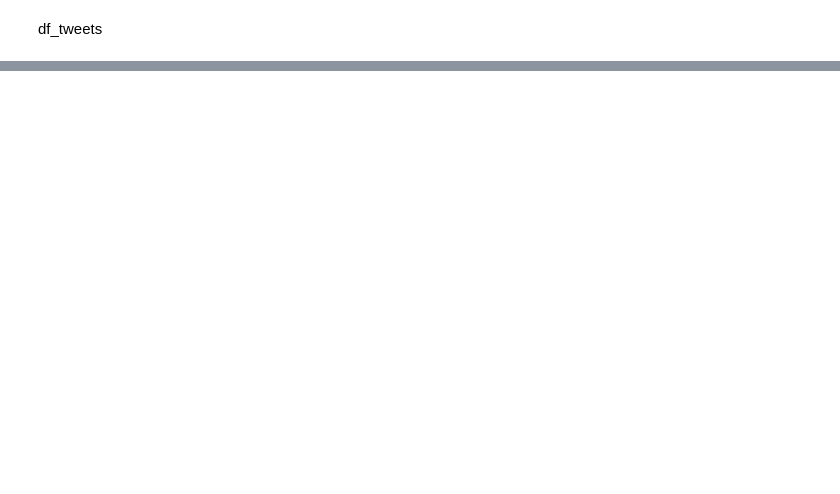
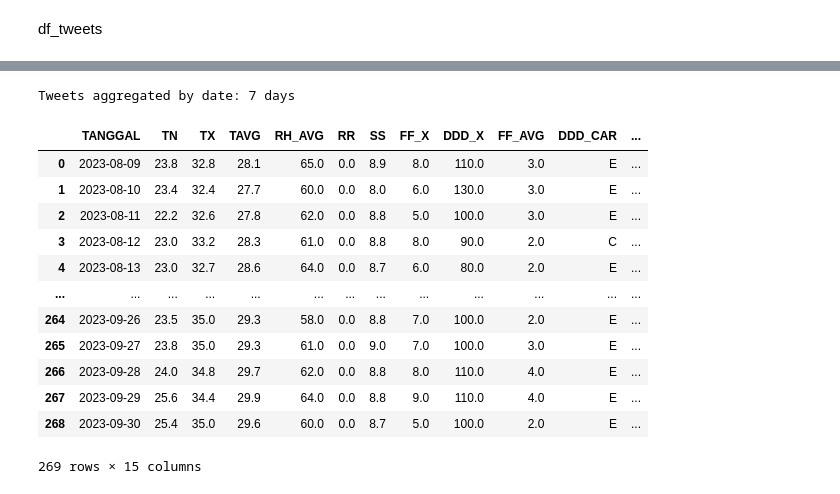
Before and after one commit to alivianay/surabaya_climate_flood_fusion, a Jupyter notebook: src/processing/live_code_quests.ipynb, the cells around one changed output, grey strips where cells are left out. Cells and saved outputs as stored; diff of their text form; code cells hidden in the pictures; blank space fills up the shorter version.

```diff
--- a/src/processing/live_code_quests.ipynb
+++ b/src/processing/live_code_quests.ipynb
@@ -158,0 +199,8 @@ ValueError: time data "2023-01-18" doesn't match format "%m/%d/%Y", at position
+# %%
+#agregate tweet perhari
+tweet_agg = df_tweets.groupby('TANGGAL').agg({
+    'tweet_id': 'count',
+    'tweet_text': lambda x: ' '.join(x)
+}).reset_index()
+# %%
+tweet_agg.columns = ['TANGGAL', 'tweet_count', 'tweet_combined']
@@ -158,0 +218,30 @@ ValueError: time data "2023-01-18" doesn't match format "%m/%d/%Y", at position
+# %%
+#ekstraksi fitur dari tweets
+tweet_agg['hujan_mention']= tweet_agg['tweet_combined'].str.count('hujan')
+tweet_agg['banjir_mention']= tweet_agg['tweet_combined'].str.count('banjir')
+tweet_agg['macet_mention']= tweet_agg['tweet_combined'].str.count('macet')
+tweet_agg['deras_mention']=tweet_agg['tweet_combined'].str.count('deres') + tweet_agg['tweet_combined'].str.count('deras')
+# %%
+print(f"Tweets aggregated by date: {len(tweet_agg)} days")
+# %% [output]
+Tweets aggregated by date: 7 days
+# %%
+#merge cimate dengan tweets
+df_integrated = pd.merge(df_iklim, tweet_agg[['TANGGAL', 'tweet_count', 'hujan_mention',
+'banjir_mention', 'macet_mention']], on='TANGGAL', how='left')
+# %%
+df_integrated
+# %% [output]
+|  | TANGGAL | TN | TX | TAVG | RH_AVG | RR | SS | FF_X | DDD_X | FF_AVG | DDD_CAR | ... |
+| 0 | 2023-08-09 | 23.8 | 32.8 | 28.1 | 65.0 | 0.0 | 8.9 | 8.0 | 110.0 | 3.0 | E | ... |
+| 1 | 2023-08-10 | 23.4 | 32.4 | 27.7 | 60.0 | 0.0 | 8.0 | 6.0 | 130.0 | 3.0 | E | ... |
+| 2 | 2023-08-11 | 22.2 | 32.6 | 27.8 | 62.0 | 0.0 | 8.8 | 5.0 | 100.0 | 3.0 | E | ... |
+| 3 | 2023-08-12 | 23.0 | 33.2 | 28.3 | 61.0 | 0.0 | 8.8 | 8.0 | 90.0 | 2.0 | C | ... |
+| 4 | 2023-08-13 | 23.0 | 32.7 | 28.6 | 64.0 | 0.0 | 8.7 | 6.0 | 80.0 | 2.0 | E | ... |
+| ... | ... | ... | ... | ... | ... | ... | ... | ... | ... | ... | ... | ... |
+| 264 | 2023-09-26 | 23.5 | 35.0 | 29.3 | 58.0 | 0.0 | 8.8 | 7.0 | 100.0 | 2.0 | E | ... |
+| 265 | 2023-09-27 | 23.8 | 35.0 | 29.3 | 61.0 | 0.0 | 9.0 | 7.0 | 100.0 | 3.0 | E | ... |
+| 266 | 2023-09-28 | 24.0 | 34.8 | 29.7 | 62.0 | 0.0 | 8.8 | 8.0 | 110.0 | 4.0 | E | ... |
+| 267 | 2023-09-29 | 25.6 | 34.4 | 29.9 | 64.0 | 0.0 | 8.8 | 9.0 | 110.0 | 4.0 | E | ... |
+| 268 | 2023-09-30 | 25.4 | 35.0 | 29.6 | 60.0 | 0.0 | 8.7 | 5.0 | 100.0 | 2.0 | E | ... |
+269 rows × 15 columns
```
Also changed, not shown: parts of 35 cells of this notebook, 1 other file.
